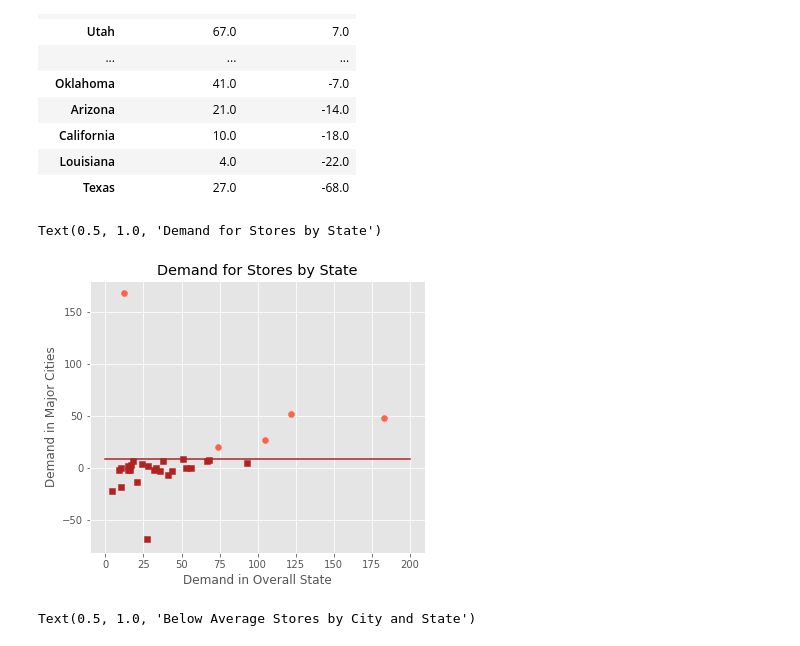
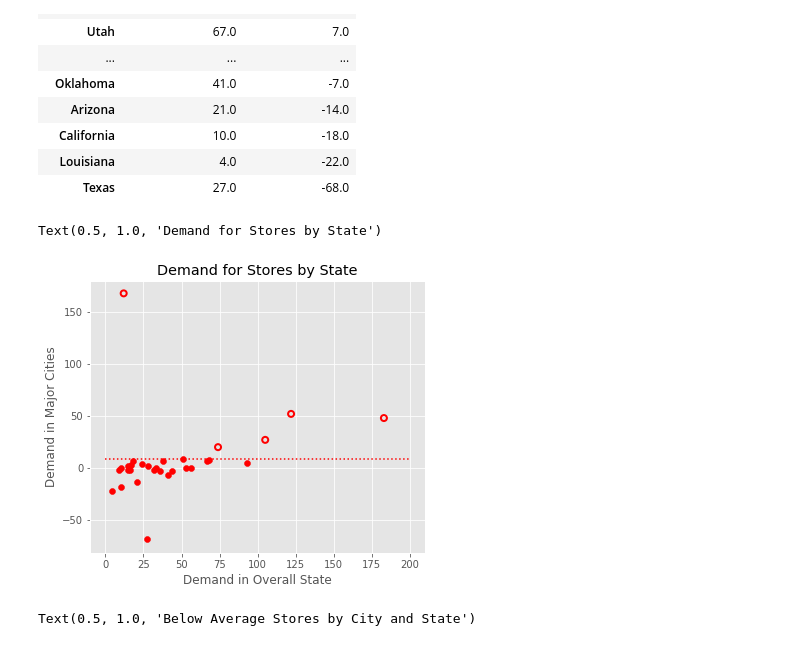
Before and after one commit to cheetahskita/dsa-projects, a Jupyter notebook: 1-web-scraping/CVS_Graphics.ipynb, the cells around one changed output. Drawn from its saved outputs; the diff is of its cells as text; code cells hidden in the pictures.

```diff
--- a/1-web-scraping/CVS_Graphics.ipynb
+++ b/1-web-scraping/CVS_Graphics.ipynb
@@ -149,21 +165,21 @@ cvs_graph.sort_values('under_count_city',ascending=False)
 # %%
 trendline = [[0,200],[9,9]]
 
 circle_points = cvs_graph[cvs_graph['under_count_city'] > 9]
 square_points = cvs_graph[cvs_graph['under_count_city'] <= 9]
 
 plt.figure(figsize=(6, 5))
-plt.scatter(circle_points['under_count_state'],circle_points['under_count_city'],color='tomato')
-plt.scatter(square_points['under_count_state'],square_points['under_count_city'],color='firebrick',marker='s')
+plt.scatter(circle_points['under_count_state'],circle_points['under_count_city'],facecolors='none', edgecolors='r', linewidths=2)
+plt.scatter(square_points['under_count_state'],square_points['under_count_city'], color='r')
 # plt.legend(['Higher demand inside of Cities','Higher demand outside of Cities'])
-plt.plot(trendline[0],trendline[1],color='firebrick')
+plt.plot(trendline[0],trendline[1],'r:')
 
 plt.xlabel('Demand in Overall State')
 plt.ylabel('Demand in Major Cities')
 plt.title('Demand for Stores by State')
 # %% [output]
 Text(0.5, 1.0, 'Demand for Stores by State')
-[figure, old version]
+[figure, new version]
 # %%
 trendline = [[-9,-9],[0,-200]]
 
```
Also changed, not shown: parts of 7 cells of this notebook, 1 other file.
